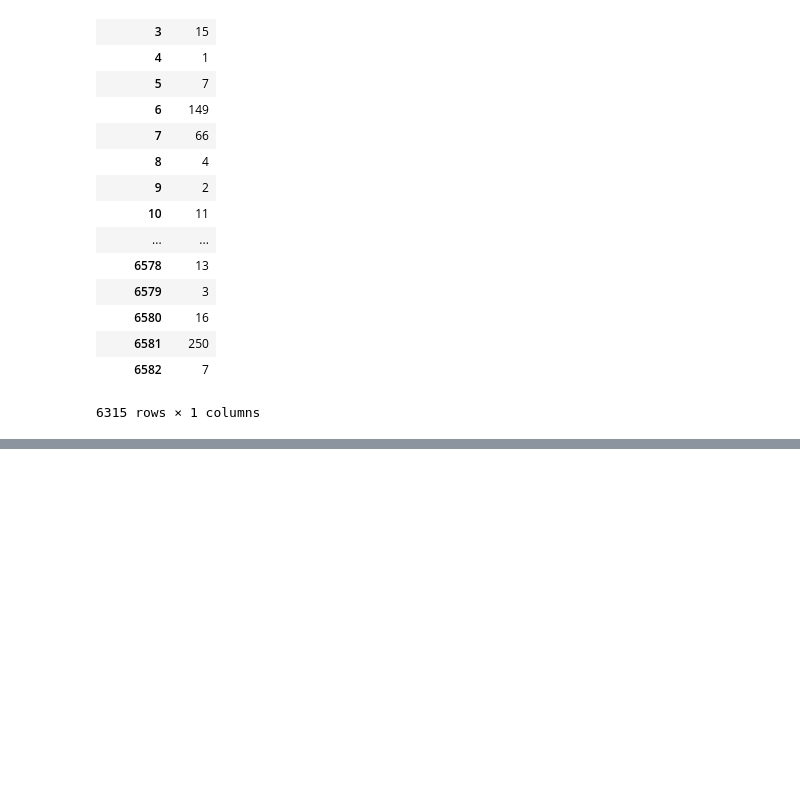
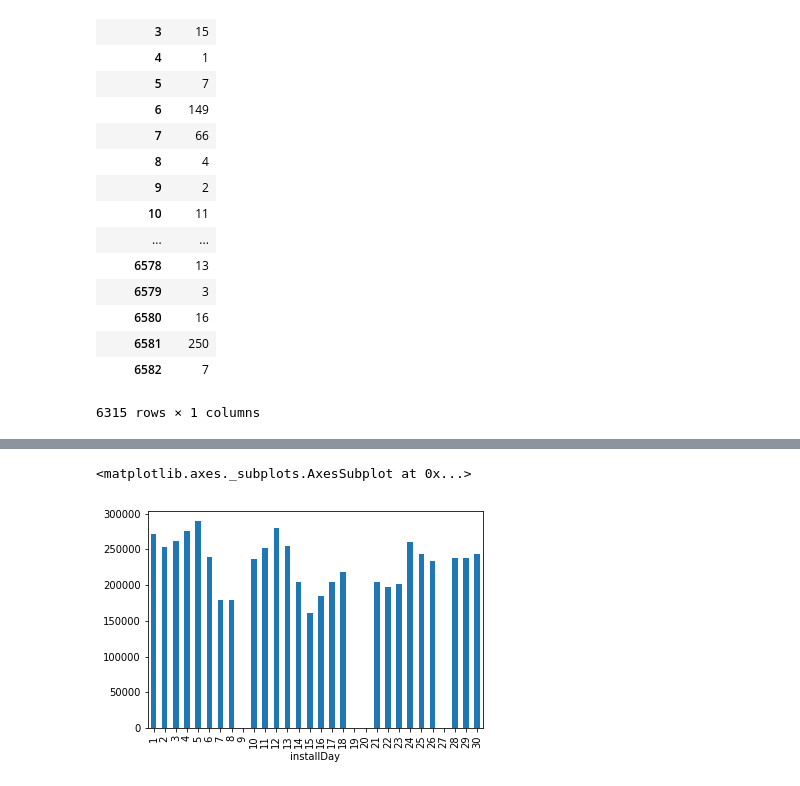
Before and after one commit to KunWangV/CVR_Pre, a Jupyter notebook: ana.ipynb, the cells around one changed output, grey strips where cells are left out. Cells and saved outputs as stored; diff of their text form; code cells hidden in the pictures; blank space fills up the shorter version.

```diff
--- a/ana.ipynb
+++ b/ana.ipynb
@@ -113,3 +115,5 @@ df
 | 6581 | 250 |
 | 6582 | 7 |
 6315 rows × 1 columns
+# %%
+df_actions = pd.read_csv('../user_app_actions.csv')
@@ -115,0 +151,5 @@ df
+# %%
+df_actions.groupby(['installDay']).count().appID.plot(kind='bar')
+# %% [output]
+<matplotlib.axes._subplots.AxesSubplot at 0x...>
+[figure, added]
```
Also changed, not shown: parts of 32 cells of this notebook, 4 other files.
